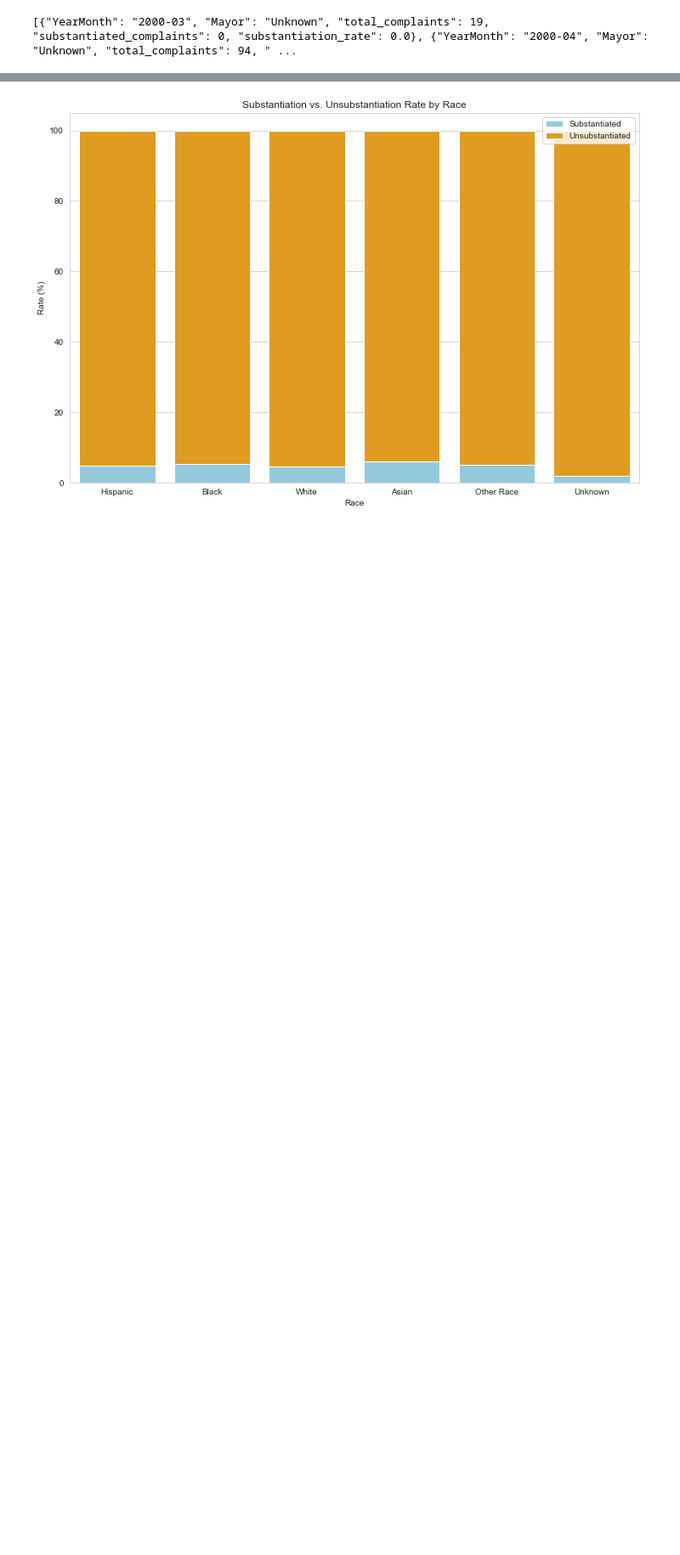
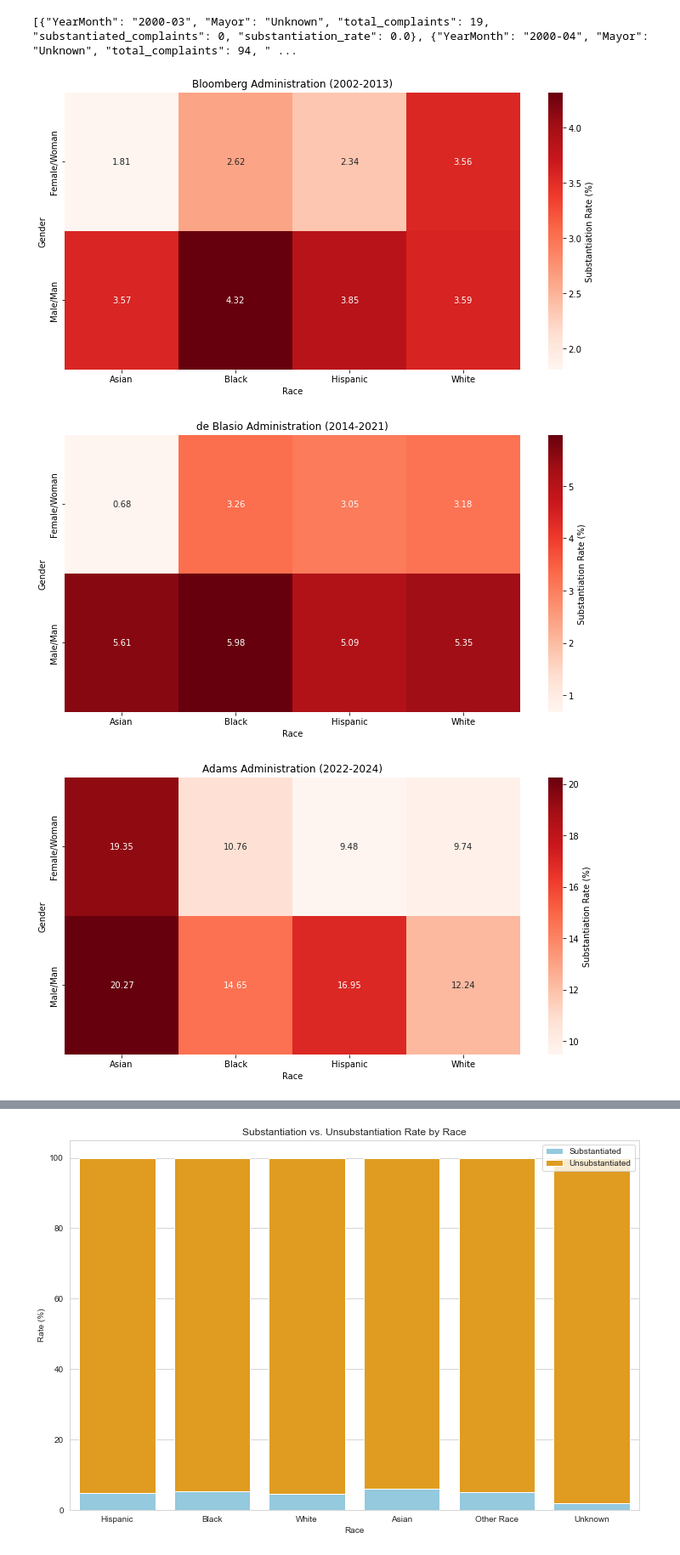
Before and after one commit to thomagin/Fagin_CCRB, a Jupyter notebook: ccrb capstone.ipynb, the cells around one changed output, grey strips where cells are left out. Shown at 85% size. Cells and saved outputs as stored; diff of their text form; code cells hidden in the pictures; blank space fills up the shorter version.

```diff
--- a/ccrb capstone.ipynb
+++ b/ccrb capstone.ipynb
@@ -524,3 +524,81 @@ json_output = json.dumps(json_data, default=str)
 print(json_output)
 # %% [output]
 [{"YearMonth": "2000-03", "Mayor": "Unknown", "total_complaints": 19, "substantiated_complaints": 0, "substantiation_rate": 0.0}, {"YearMonth": "2000-04", "Mayor": "Unknown", "total_complaints": 94, " ...
+# %%
+import pandas as pd
+import seaborn as sns
+import matplotlib.pyplot as plt
+import json
+
+def analyze_period(ccrb_data, start_date, end_date, mayor):
+    period_data = ccrb_data[(ccrb_data['Close Date'] >= start_date) &
+                           (ccrb_data['Close Date'] <= end_date)]
+
+    substantiated_forms = ['Substantiated (Charges)', 'Substantiated (Command Discipline A)',
+                          'Substantiated (Command Discipline B)', 'Substantiated (Command Discipline)',
+                          'Substantiated (Formal Training)']
+    race_categories = ['Hispanic', 'Black', 'White', 'Asian']
+    gender_categories = ['Male/Man', 'Female/Woman']
+
+    data_list = []
+
+    for race in race_categories:
+        for gender in gender_categories:
+            subset = period_data[
+                (period_data['Victim / Alleged Victim Race (Legacy)'] == race) &
+                (period_data['Victim/Alleged Victim Gender'] == gender)
+            ]
+
+            total = len(subset)
+            if total == 0:
+                continue
+
+            substantiated = subset[subset['CCRB Allegation Disposition'].isin(substantiated_forms)]
+            rate = len(substantiated) / total * 100
+
+            data_list.append({
+                'race': race,
+                'gender': gender,
+                'rate': round(rate, 2),
+                'total': total,
+                'substantiated': len(substantiated)
+            })
+
+    return {
+        'mayor': mayor,
+        'period': {'start': start_date, 'end': end_date},
+        'data': data_list
+    }
+
+# Convert dates
+ccrb['Close Date'] = pd.to_datetime(ccrb['Close Date'], format='%m/%d/%Y %I:%M:%S %p')
+
+# Analyze all periods
+mayors = [
+    ('Bloomberg', '2002-01-01', '2013-12-31'),
+    ('de Blasio', '2014-01-01', '2021-12-31'),
+    ('Adams', '2022-01-01', '2024-12-16')
+]
+
+json_data = [analyze_period(ccrb, start, end, mayor) for mayor, start, end in mayors]
+
+# Export to JSON
+with open('ccrb_analysis.json', 'w') as f:
+    json.dump(json_data, f, indent=2)
+
+# Still create visualizations
+for data in json_data:
+    plt.figure(figsize=(12, 6))
+    df = pd.DataFrame(data['data'])
+    heatmap_data = df.pivot(index='gender', columns='race', values='rate')
+
+    sns.heatmap(heatmap_data, annot=True, fmt=".2f", cmap='Reds',
+                cbar_kws={'label': 'Substantiation Rate (%)'})
+    plt.title(f"{data['mayor']} Administration ({data['period']['start'][:4]}-{data['period']['end'][:4]})")
+    plt.xlabel('Race')
+    plt.ylabel('Gender')
+    plt.show()
+# %% [output]
+[figure, added]
+[figure, added]
+[figure, added]
```
Also changed, not shown: parts of 6 cells of this notebook.
